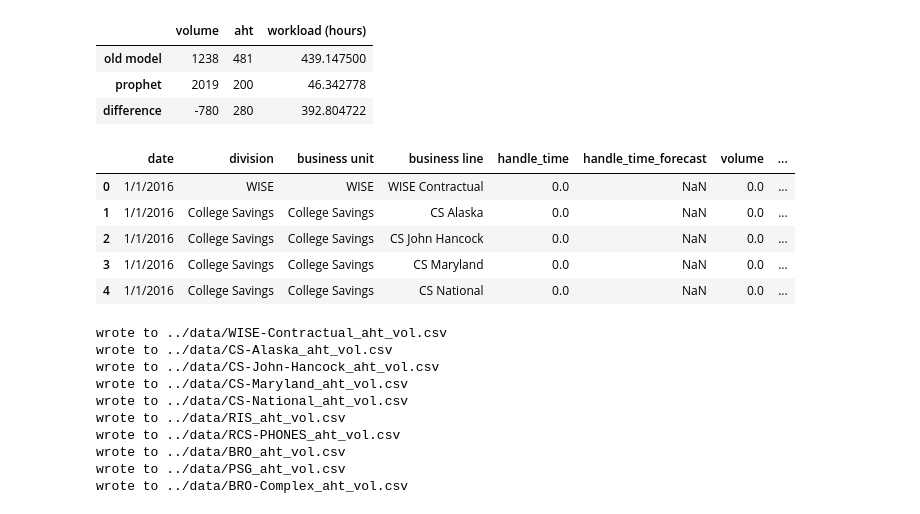
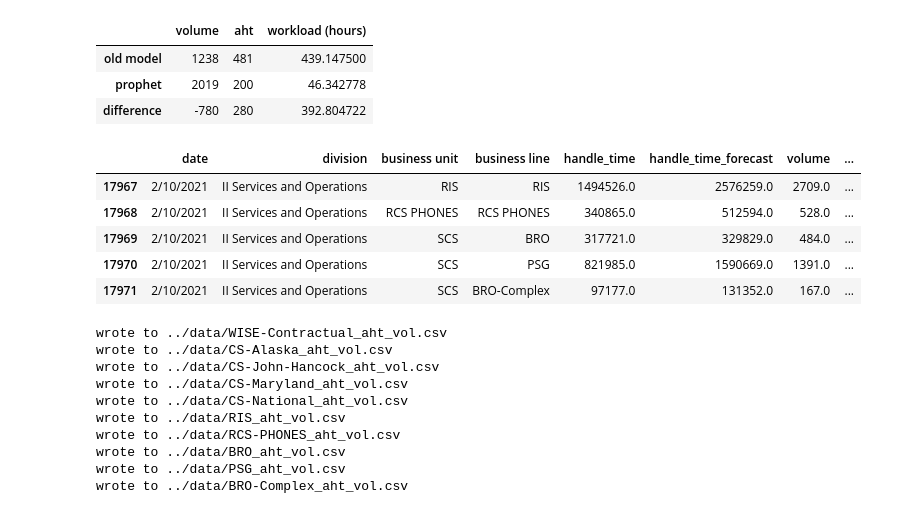
Before and after one commit to majickdave/dji_vol, a Jupyter notebook: notebooks/RIS Prediction Analysis.ipynb, the cells around one changed output. Drawn from its saved outputs; the diff is of its cells as text; code cells hidden in the pictures.

```diff
--- a/notebooks/RIS Prediction Analysis.ipynb
+++ b/notebooks/RIS Prediction Analysis.ipynb
@@ -22,32 +22,32 @@ pd.DataFrame({'volume': [1238,2019,-780],
 # %%
 def load_full_dataset(path):
     """
     given a dataset with all business units
     return and write to each csv
     """
     df = pd.read_csv(path)
 
     df.rename(columns={'ACTIVITY DATE':'date',
                        'Sum of TOTAL TIME - AHT (sec)':'handle_time',
                        'Sum of TOTAL TIME - AHT - FORECAST (sec)': 'handle_time_forecast',
                        'Sum of VOLUME - RECEIVED': 'volume',
                        'Sum of VOLUME - FORECAST': 'volume_forecast',
                        'Sum of VOLUME - HANDLED': 'volume_handled'}, inplace=True)
 
     df.columns = [x.lower() for x in df.columns]
 
     return df
 
 path = '../data/full_dataset.csv'
 df = load_full_dataset(path)
-df.head()
+df.tail()
 # %% [output]
 |  | date | division | business unit | business line | handle_time | handle_time_forecast | volume | ... |
-| 0 | 1/1/2016 | WISE | WISE | WISE Contractual | 0.0 | NaN | 0.0 | ... |
-| 1 | 1/1/2016 | College Savings | College Savings | CS Alaska | 0.0 | NaN | 0.0 | ... |
-| 2 | 1/1/2016 | College Savings | College Savings | CS John Hancock | 0.0 | NaN | 0.0 | ... |
-| 3 | 1/1/2016 | College Savings | College Savings | CS Maryland | 0.0 | NaN | 0.0 | ... |
-| 4 | 1/1/2016 | College Savings | College Savings | CS National | 0.0 | NaN | 0.0 | ... |
+| 17967 | 2/10/2021 | II Services and Operations | RIS | RIS | 1494526.0 | 2576259.0 | 2709.0 | ... |
+| 17968 | 2/10/2021 | II Services and Operations | RCS PHONES | RCS PHONES | 340865.0 | 512594.0 | 528.0 | ... |
+| 17969 | 2/10/2021 | II Services and Operations | SCS | BRO | 317721.0 | 329829.0 | 484.0 | ... |
+| 17970 | 2/10/2021 | II Services and Operations | SCS | PSG | 821985.0 | 1590669.0 | 1391.0 | ... |
+| 17971 | 2/10/2021 | II Services and Operations | SCS | BRO-Complex | 97177.0 | 131352.0 | 167.0 | ... |
 # %%
 def write_data(df, group='business line',
 forecast_list=['handle_time','handle_time_forecast',
```
Also changed, not shown: parts of 4 cells of this notebook, 17 other files.
